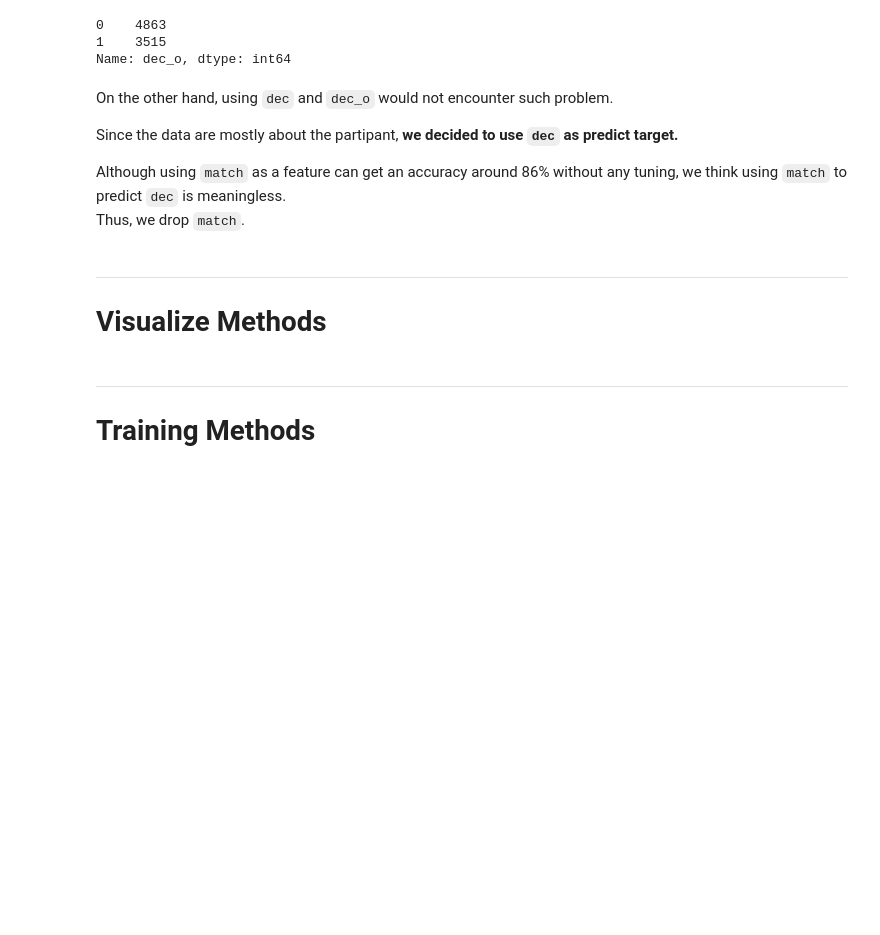
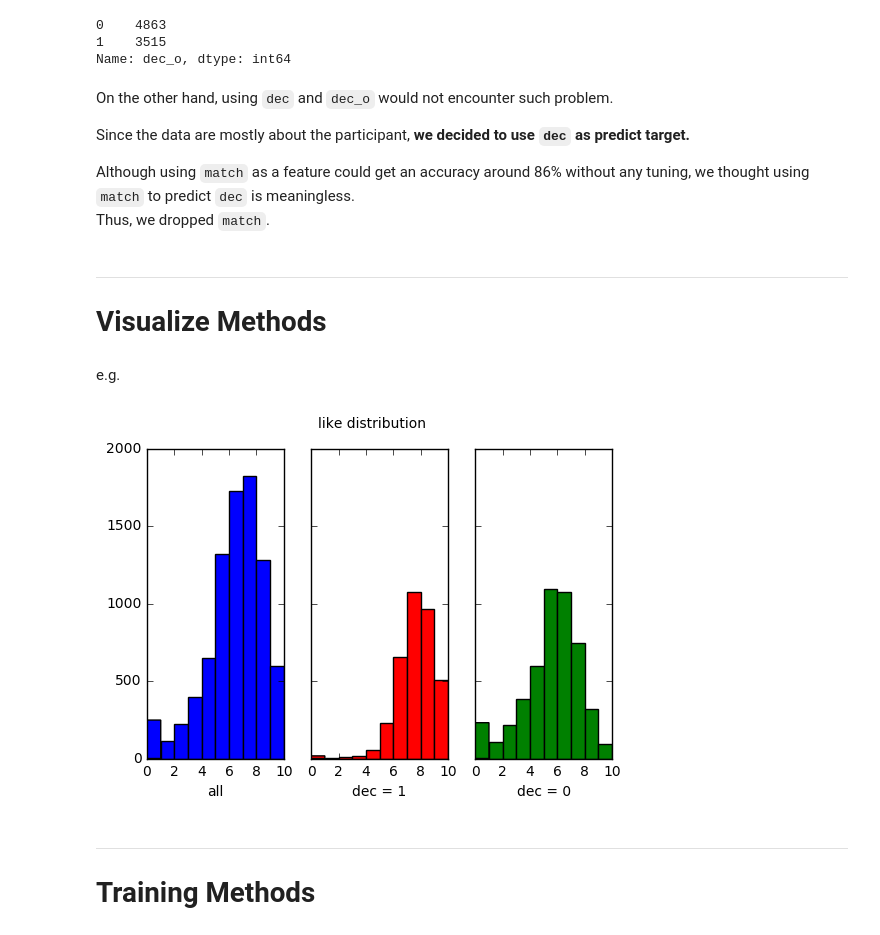
Before and after one commit to Lee-W/speed-date-analysis, a Jupyter notebook: speed-date-analysis.ipynb, the cells around one changed output. Cells and saved outputs as stored; diff of their text form; code cells hidden in the pictures; blank space fills up the shorter version.

```diff
--- a/speed-date-analysis.ipynb
+++ b/speed-date-analysis.ipynb
@@ -418,10 +404,10 @@ Name: dec_o, dtype: int64
 # %% [markdown]
 On the other hand, using `dec` and `dec_o` would not encounter such problem.
 
-Since the data are mostly about the partipant, **we decided to use `dec` as predict target.**
+Since the data are mostly about the participant, **we decided to use `dec` as predict target.**
 
-Although using `match` as a feature can get an accuracy around 86% without any tuning, we think using `match` to predict `dec` is meaningless.
-Thus, we drop `match`.
+Although using `match` as a feature could get an accuracy around 86% without any tuning, we thought using `match` to predict `dec` is meaningless.
+Thus, we dropped `match`.
 # %%
 df.drop('match', axis=1, inplace=True)
 # %% [markdown]
@@ -439,6 +425,12 @@ def visualize_feature_distribute(df, col, default_na=0):
     ax3.hist(visual_df[visual_df.dec == 0][col], color='green')
     ax3.set_xlabel('dec = 0')
     plt.show(f)
+# %% [markdown]
+e.g.
+# %%
+visualize_feature_distribute(df, 'like')
+# %% [output]
+[figure, added]
 # %% [markdown]
 
 ---
```
Also changed, not shown: parts of 47 cells of this notebook, 1 other file.
